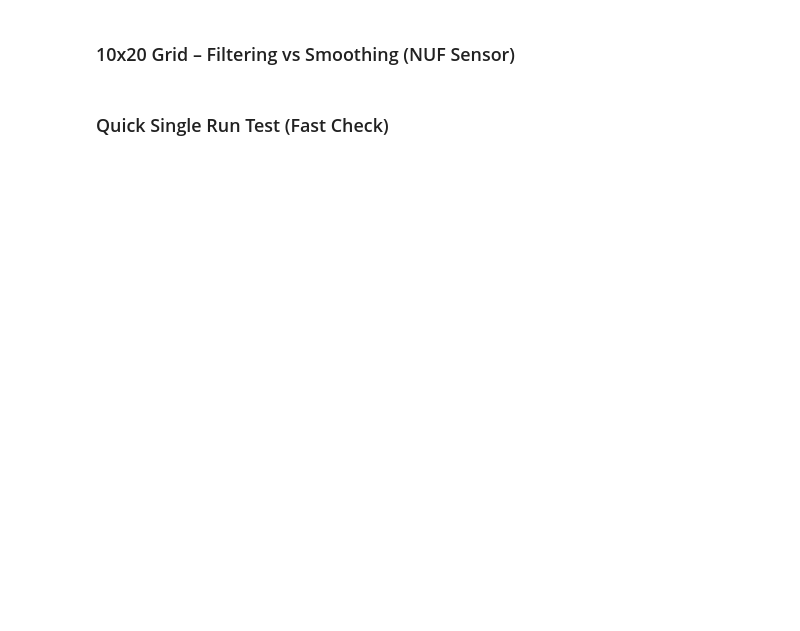
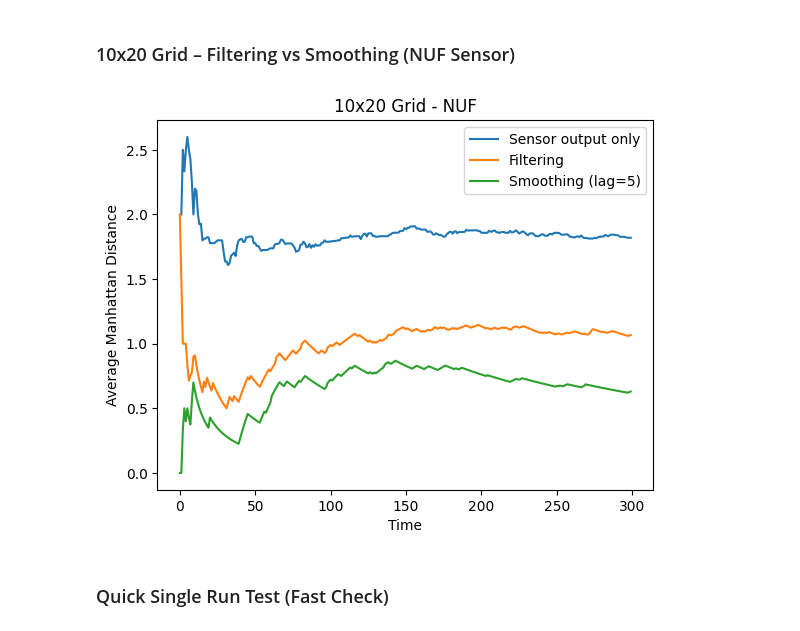
Before and after one commit to j123and/probreson, a Jupyter notebook: assignment2/handout/TaskPart2_InstructionsAndCodeSkeleton.ipynb, the cells around one changed output. Cells and saved outputs as stored; diff of their text form; code cells hidden in the pictures; blank space fills up the shorter version.

Commit message:
Added sensor ouput only test

```diff
--- a/assignment2/handout/TaskPart2_InstructionsAndCodeSkeleton.ipynb
+++ b/assignment2/handout/TaskPart2_InstructionsAndCodeSkeleton.ipynb
@@ -62,14 +66,41 @@ plt.show()
 # %%
 err_filter = run_localizer(10,20,0,0,steps)
 err_smooth = run_localizer(10,20,0,5,steps)
 
+random.seed(42)
+np.random.seed(42)
+
+sm = StateModel(10, 20)
+sensor_only = Localizer(sm, 0, 5)
+
+err_sens = []
+
+for step in range(steps):
+    ret, tsX, tsY, tsH, srX, srY, eX, eY, error, fPositions = sensor_only.update()
+    # sens_step = sensor_only.update()
+    # err_sens.append(manhattan_distance(sens_step[4],sens_step[5], sens_step[1], sens_step[2])
+    if ret:
+        err_sens.append(np.abs(tsX-srX)+np.abs(tsY-srY))
+    else:
+        err_sens.append(np.nan)
+
+err_sens = np.array(err_sens)
+cumsum = np.nancumsum(err_sens)
+count = np.cumsum(~np.isnan(err_sens))
+
+with np.errstate(invalid='ignore'):  # suppress 0/0 warning at the start
+    running_avg = np.where(count > 0, cumsum / count, np.nan)
+
+plt.plot(running_avg, label="Sensor output only")
 plt.plot(np.cumsum(err_filter)/np.arange(1,steps+1), label="Filtering")
 plt.plot(np.cumsum(err_smooth)/np.arange(1,steps+1), label="Smoothing (lag=5)")
 plt.title("10x20 Grid - NUF")
 plt.ylabel("Average Manhattan Distance")
 plt.xlabel("Time")
 plt.legend()
 plt.show()
+# %% [output]
+[figure, added]
 # %% [markdown]
 ### Quick Single Run Test (Fast Check)
 # %%
```
Also changed, not shown: parts of 2 cells of this notebook.
